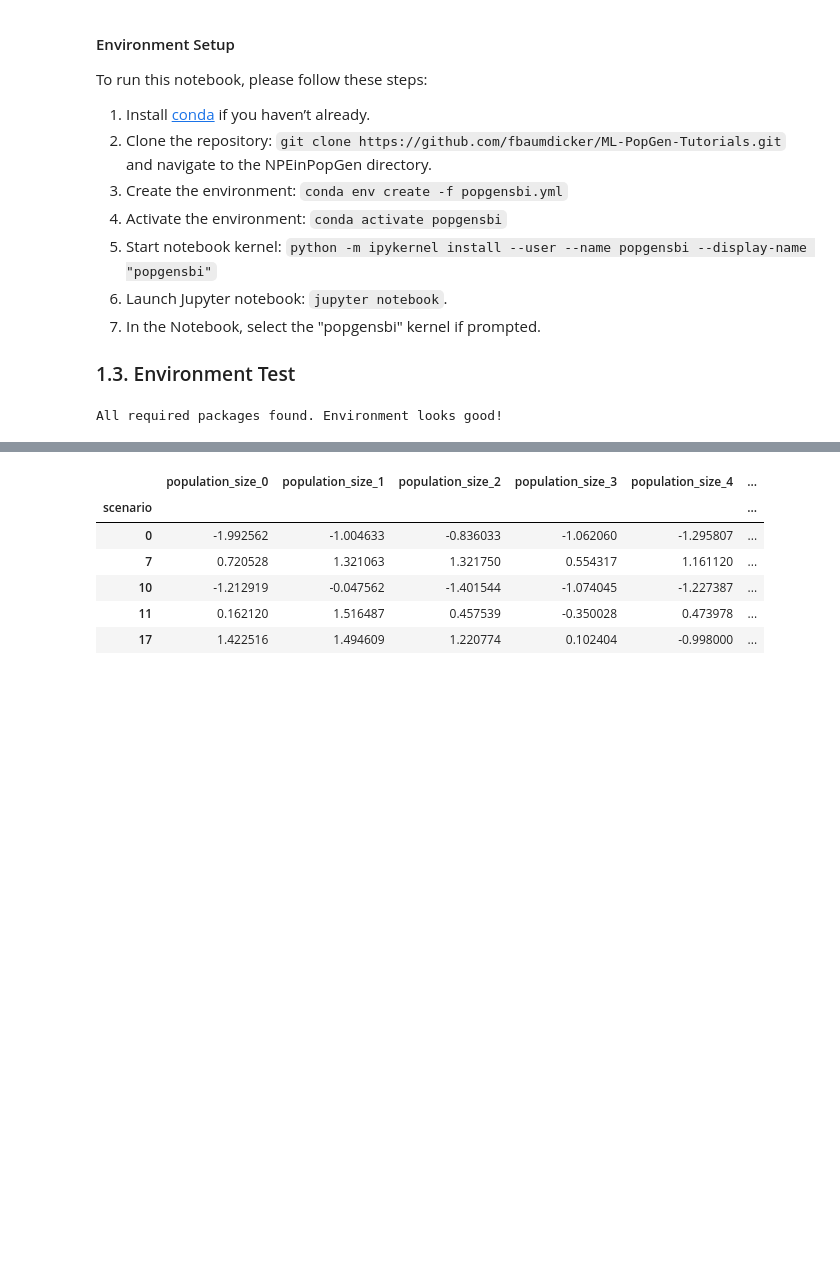
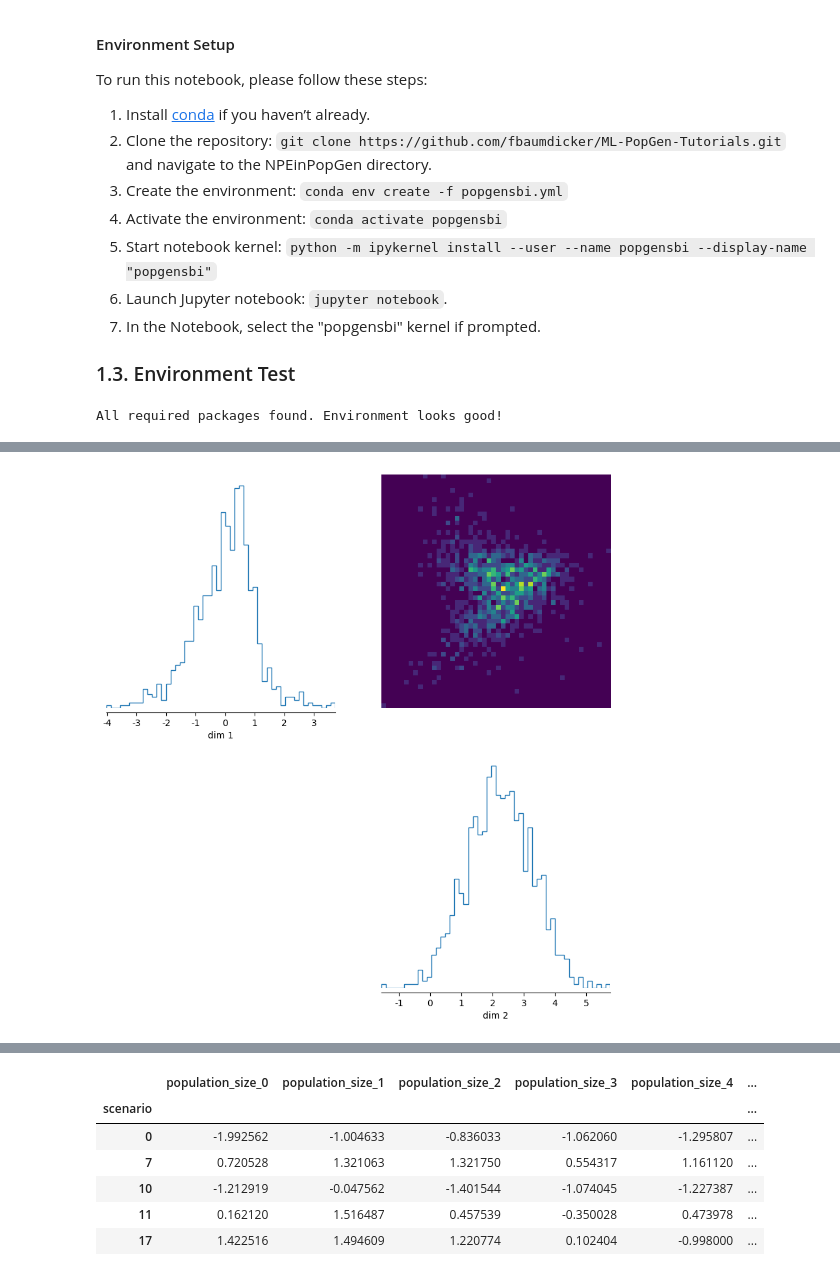
Before and after one commit to fbaumdicker/ML-PopGen-Tutorials, a Jupyter notebook: NPEinPopGen/sbi_snakemake.ipynb, the cells around one changed output, grey strips where cells are left out. Cells and saved outputs as stored; diff of their text form; code cells hidden in the pictures; blank space fills up the shorter version.

```diff
--- a/NPEinPopGen/sbi_snakemake.ipynb
+++ b/NPEinPopGen/sbi_snakemake.ipynb
@@ -109,0 +107,7 @@ Through the prior, we randomly generated several independent demographic scenari
+# %%
+#What happens if we use a different observation?
+obs = torch.as_tensor([1.,10.])
+samples = posterior.sample((1000,), x=obs)
+_ = pairplot(samples)
+# %% [output]
+[figure, added]
```
Also changed, not shown: parts of 35 cells of this notebook.
